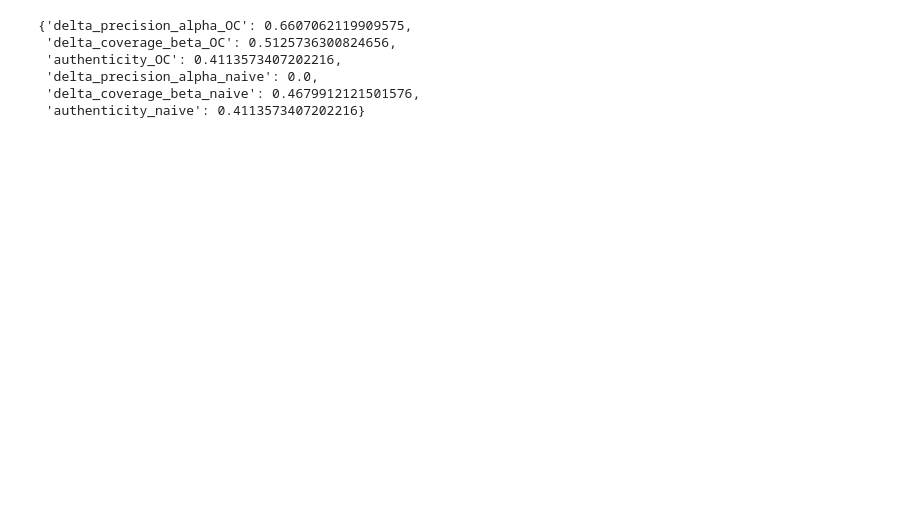
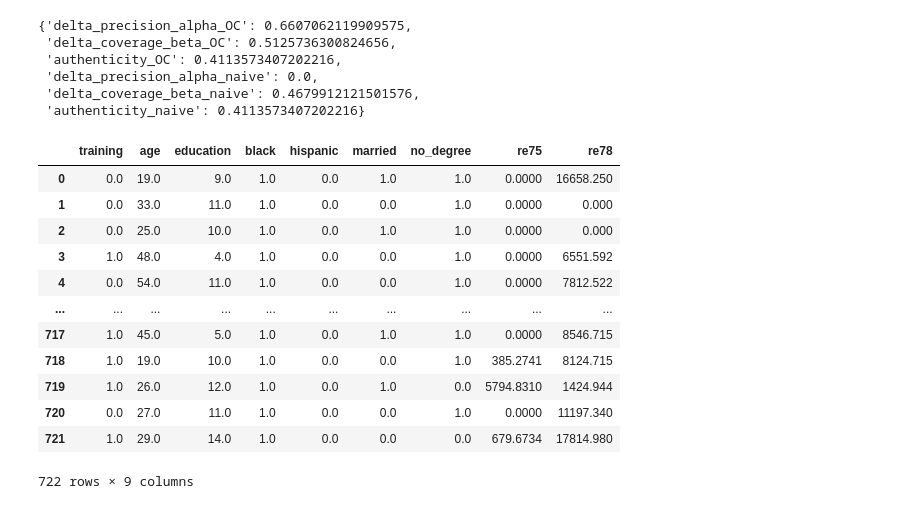
Before and after one commit to harrya32/causal_synthetic_data, a Jupyter notebook: Experiments/Experiments.ipynb, the cells around one changed output. Drawn from its saved outputs; the diff is of its cells as text; code cells hidden in the pictures; blank space fills up the shorter version.

```diff
--- a/Experiments/Experiments.ipynb
+++ b/Experiments/Experiments.ipynb
@@ -1130,3 +1257,19 @@ alpha.evaluate(GenericDataLoader(test),GenericDataLoader(test_wrong))
  'delta_precision_alpha_naive': 0.0,
  'delta_coverage_beta_naive': 0.4679912121501576,
  'authenticity_naive': 0.4113573407202216}
+# %%
+jobs
+# %% [output]
+|  | training | age | education | black | hispanic | married | no_degree | re75 | re78 |
+| 0 | 0.0 | 19.0 | 9.0 | 1.0 | 0.0 | 1.0 | 1.0 | 0.0000 | 16658.250 |
+| 1 | 0.0 | 33.0 | 11.0 | 1.0 | 0.0 | 0.0 | 1.0 | 0.0000 | 0.000 |
+| 2 | 0.0 | 25.0 | 10.0 | 1.0 | 0.0 | 1.0 | 1.0 | 0.0000 | 0.000 |
+| 3 | 1.0 | 48.0 | 4.0 | 1.0 | 0.0 | 0.0 | 1.0 | 0.0000 | 6551.592 |
+| 4 | 0.0 | 54.0 | 11.0 | 1.0 | 0.0 | 0.0 | 1.0 | 0.0000 | 7812.522 |
+| ... | ... | ... | ... | ... | ... | ... | ... | ... | ... |
+| 717 | 1.0 | 45.0 | 5.0 | 1.0 | 0.0 | 1.0 | 1.0 | 0.0000 | 8546.715 |
+| 718 | 1.0 | 19.0 | 10.0 | 1.0 | 0.0 | 0.0 | 1.0 | 385.2741 | 8124.715 |
+| 719 | 1.0 | 26.0 | 12.0 | 1.0 | 0.0 | 1.0 | 0.0 | 5794.8310 | 1424.944 |
+| 720 | 0.0 | 27.0 | 11.0 | 1.0 | 0.0 | 0.0 | 1.0 | 0.0000 | 11197.340 |
+| 721 | 1.0 | 29.0 | 14.0 | 1.0 | 0.0 | 0.0 | 0.0 | 679.6734 | 17814.980 |
+722 rows × 9 columns
```
Also changed, not shown: parts of 18 cells of this notebook, 2 other files.
